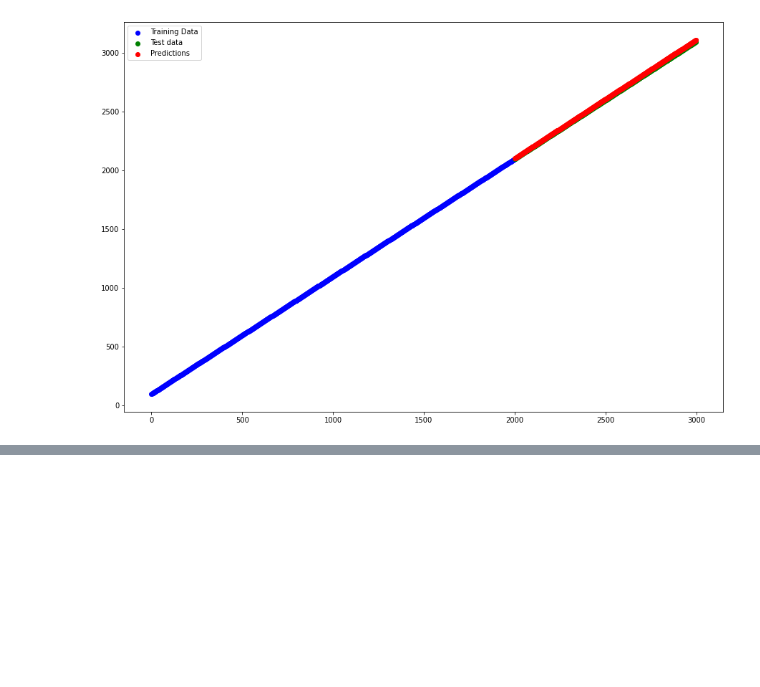
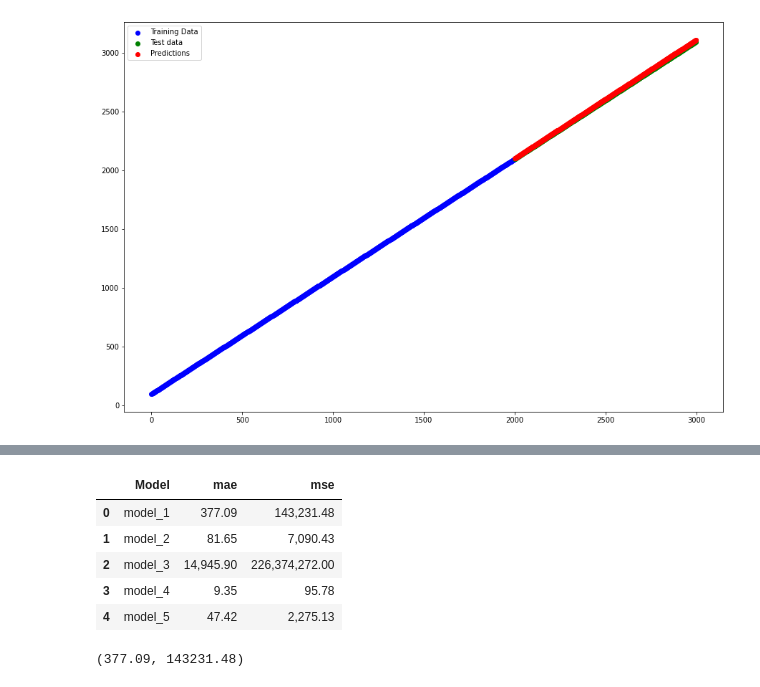
Before and after one commit to kevinsen-git/TF_Basics, a Jupyter notebook: Modelling_a_Genrated_Sequence.ipynb, the cells around one changed output, grey strips where cells are left out. Saved outputs shown, nothing was run; the diff lists cells and outputs as text; code cells hidden in the pictures; blank space fills up the shorter version.

```diff
--- a/Modelling_a_Genrated_Sequence.ipynb
+++ b/Modelling_a_Genrated_Sequence.ipynb
@@ -174,10 +156,10 @@ Epoch 10/10
 # %%
 
 # Predict and plot
-y_pred = model.predict(X_test)
+y_pred_1 = model_1.predict(X_test)
 
 # Get mae_mse
-my_mae_mse(y_test, y_pred)
+mae_1, mse_1 = my_mae_mse(y_test, y_pred_1)
 
 # Summary
 # Show basic stats
@@ -185,7 +167,7 @@ my_stats2(X_train)
 my_stats2(X_test)
 my_stats2(y_train)
 my_stats2(y_test)
-my_stats2(y_pred)
+my_stats2(y_pred_1)
 # %% [output]
 mae =  377.09146 | mse =  143231.48
 Min= 1.0 Q25= 501.0 Q50= 1001.0 Q90= 1799.0
@@ -466,0 +450,30 @@ mae =  68.97075 | mse =  4823.0723
+# %%
+# Now fit a realistic model
+# Add the model description + the metrics + the epocs etc to a data frame to track this
+
+# We have 5 models !
+
+model_results = [['model_1', mae_1, mse_1],
+                 ['model_2', mae_2, mse_2],
+                 ['model_3', mae_3, mse_3],
+                 ['model_4', mae_4, mse_4],
+                 ['model_5', mae_5, mse_5]
+                 ]
+all_results = pd.DataFrame(model_results_1, columns=['Model','mae','mse'])
+all_results['mae'] = all_results['mae'].map('{:,.2f}'.format)
+all_results['mse'] = all_results['mse'].map('{:,.2f}'.format)
+
+all_results
+
+# How to get the model info from the model_summary directly ...inluding name layers, neurons, total parameters, epochs ...etc
+# %% [output]
+|  | Model | mae | mse |
+| 0 | model_1 | 377.09 | 143,231.48 |
+| 1 | model_2 | 81.65 | 7,090.43 |
+| 2 | model_3 | 14,945.90 | 226,374,272.00 |
+| 3 | model_4 | 9.35 | 95.78 |
+| 4 | model_5 | 47.42 | 2,275.13 |
+# %%
+mae_1, mse_1
+# %% [output]
+(377.09, 143231.48)
```
Also changed, not shown: parts of 14 cells of this notebook.
